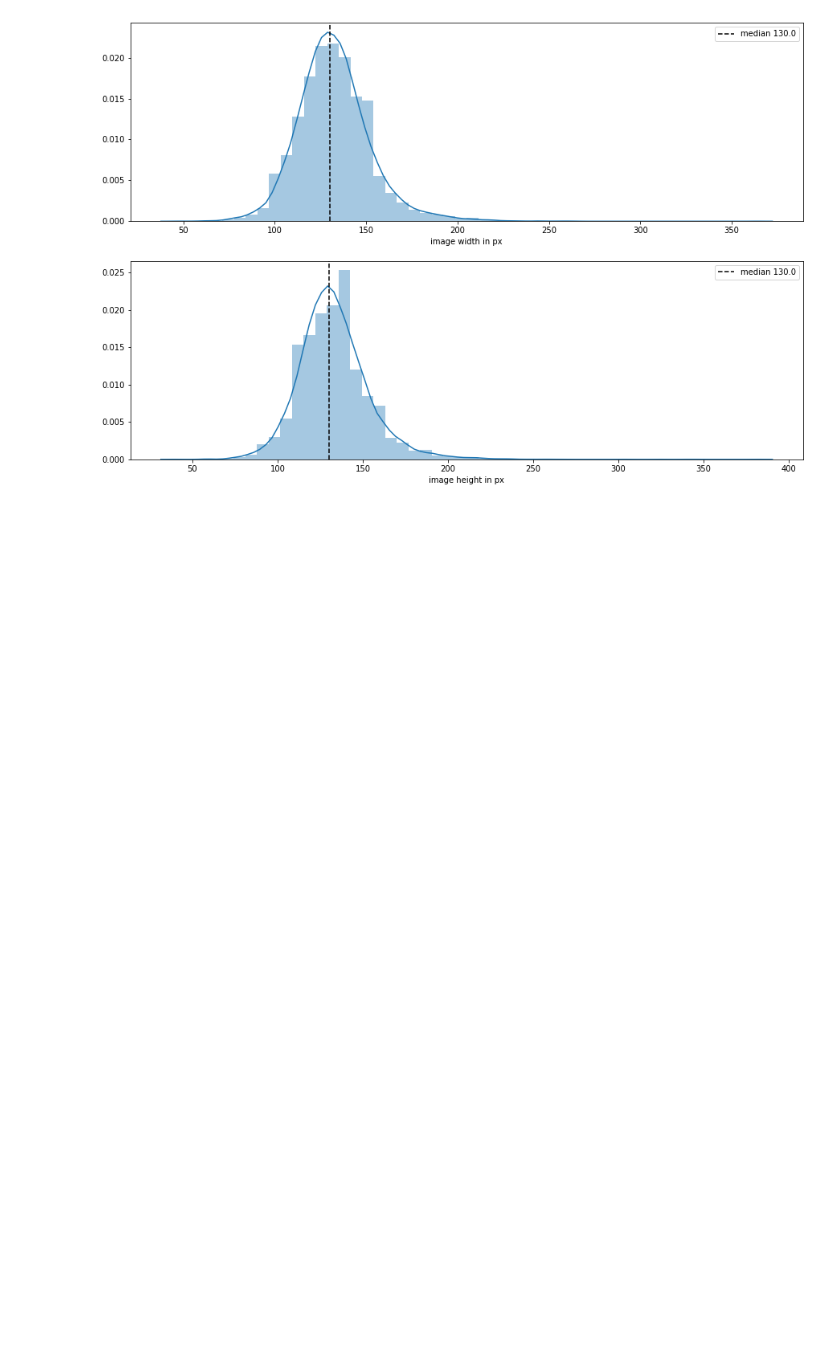
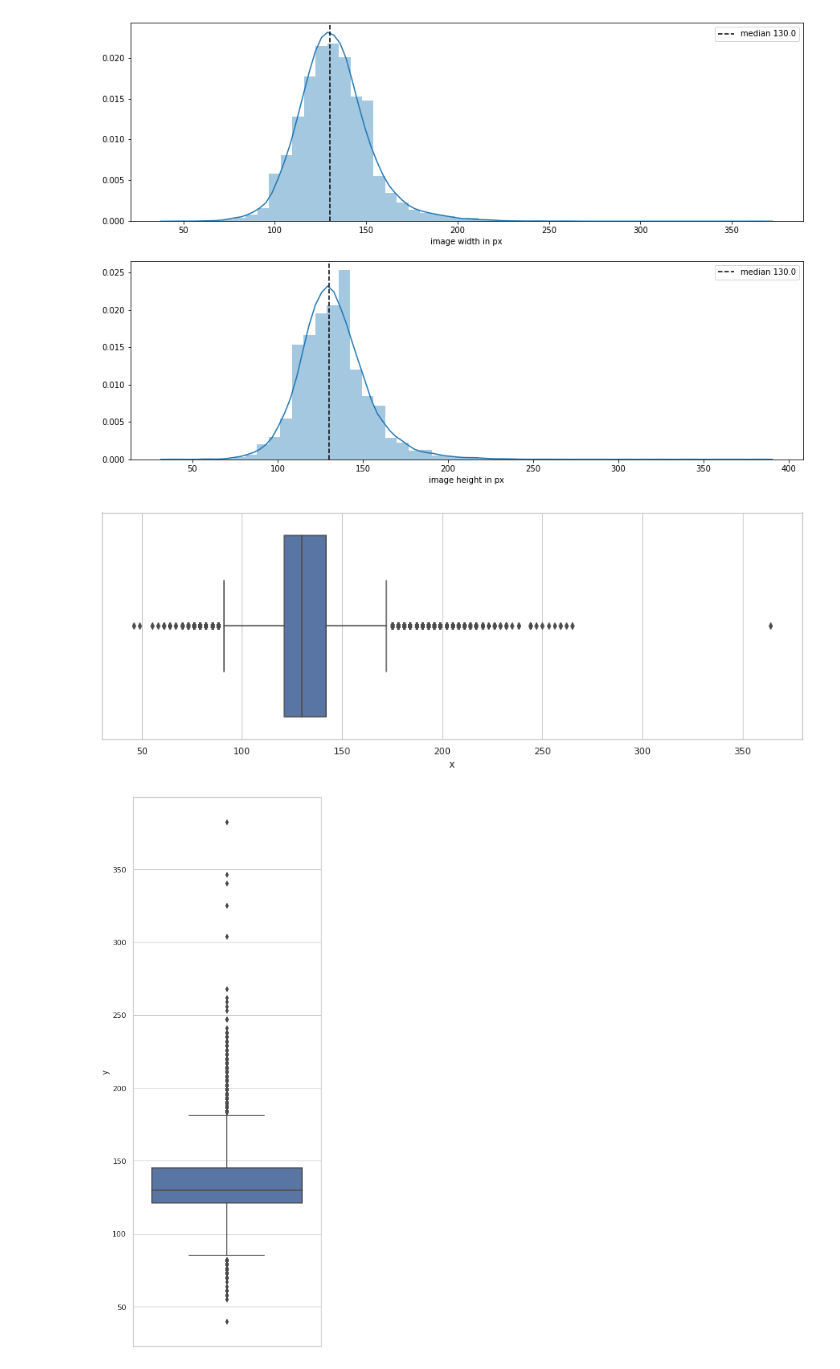
Before and after one commit to davamix/udacity-machine-learning-nanodegere, a Jupyter notebook: projects/capstone-project/src/image_analysis.ipynb, the cells around one changed output. Saved outputs shown, nothing was run; the diff lists cells and outputs as text; code cells hidden in the pictures; blank space fills up the shorter version.

```diff
--- a/projects/capstone-project/src/image_analysis.ipynb
+++ b/projects/capstone-project/src/image_analysis.ipynb
@@ -7,7 +7,7 @@ import scipy
 import matplotlib.pyplot as plt
 from PIL import Image
 # %%
-TRAIN_FOLDER_PATH = '../../data/train/'
+TRAIN_FOLDER_PATH = '../data/train/'
 # %%
 sizes = []
 for r, _, f in os.walk(TRAIN_FOLDER_PATH):
@@ -75,3 +75,15 @@ s2.legend()
 fig.show()
 # %% [output]
 [figure]
+# %%
+fig = plt.figure(figsize=(15, 5))
+sns.set(style="whitegrid")
+sns.boxplot(x=df['x'])
+plt.show()
+
+fig = plt.figure(figsize=(5, 15))
+sns.boxplot(y=df['y'])
+fig.show()
+# %% [output]
+[figure, added]
+[figure, added]
```
Also changed, not shown: 5 other files.
